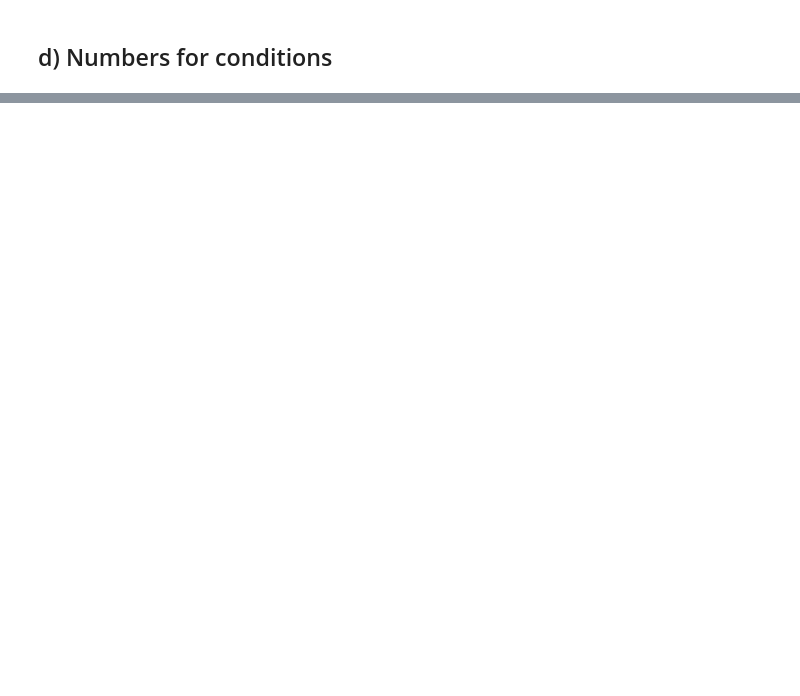
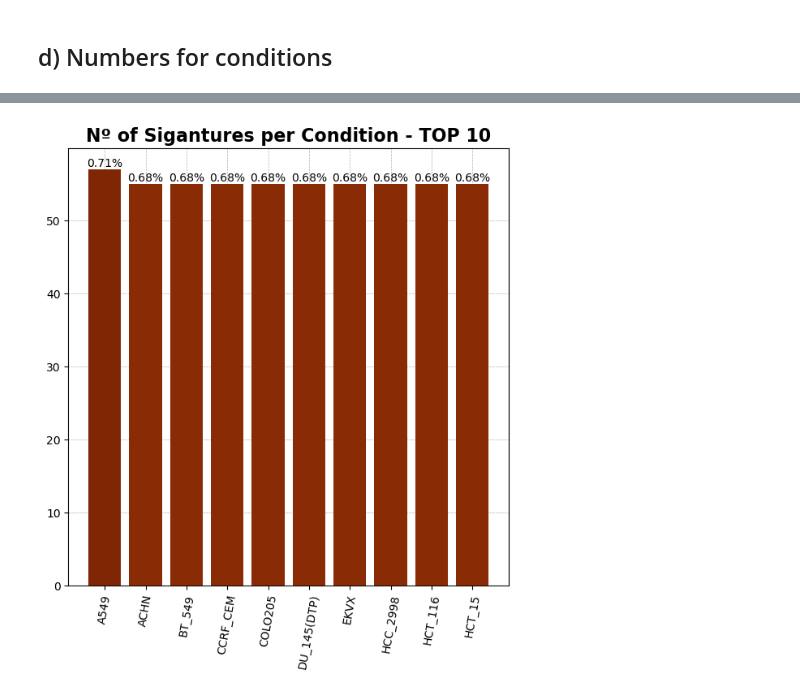
Before and after one commit to 00dylan00/Disease-Signatures, a Jupyter notebook: documentation/iLINCS.numbers.ipynb, the cells around one changed output, grey strips where cells are left out. Drawn from its saved outputs; the diff is of its cells as text; code cells hidden in the pictures; blank space fills up the shorter version.

Commit message:
iLINCS number generation

```diff
--- a/documentation/iLINCS.numbers.ipynb
+++ b/documentation/iLINCS.numbers.ipynb
@@ -369,0 +382,3 @@ plt.savefig(
+# %%
+with open("../data/iLINCS/dataset_2_mesh.json", "r") as f:
+    d_dataset_2_mesh_original = json.load(f)
@@ -506,0 +711,51 @@ plt.savefig(
+# %%
+data_plot = Counter(data_plot_)
+
+# Define values
+x, y = sort_dict(data_plot)
+
+# plot
+plt.figure(figsize=(7, 7))
+
+
+# Calculate relative heights (normalized to the range [0, 1])
+relative_heights = y[:10] / np.max(y[:10])
+
+# Choose a colormap
+cmap = cm.get_cmap(
+    "Oranges"
+)  # You can choose different colormaps like 'Reds', 'Greens', etc.
+
+# Creating the bar plot with gradient effect
+bars = plt.bar(
+    x[:10], y[:10], color=[cmap(height) for height in relative_heights], zorder=3
+)
+
+
+plt.xticks(rotation=80)
+plt.title(
+    "Nº of Sigantures per Condition - TOP 10",
+    fontsize=16,
+    fontweight="bold",
+)
+
+# Adding data labels on each bar
+for bar in bars:
+    yval = bar.get_height()
+    yval_perc = yval / 9087 * 100
+    plt.text(
+        bar.get_x() + bar.get_width() / 2,
+        yval,
+        f"{yval/8067*100:.2f}%",
+        verticalalignment="bottom",
+        ha="center",
+    )
+
+
+# Optional: Adding grid lines
+plt.grid(True, which="both", linestyle="--", linewidth=0.5, zorder=-2)
+# plt.savefig(
+#     "../results/figures/iLINCS/numbers/n_conditions.png", dpi=300, bbox_inches="tight"
+# )
+# %% [output]
+[figure, added]
```
Also changed, not shown: parts of 19 cells of this notebook, 1 other file.
